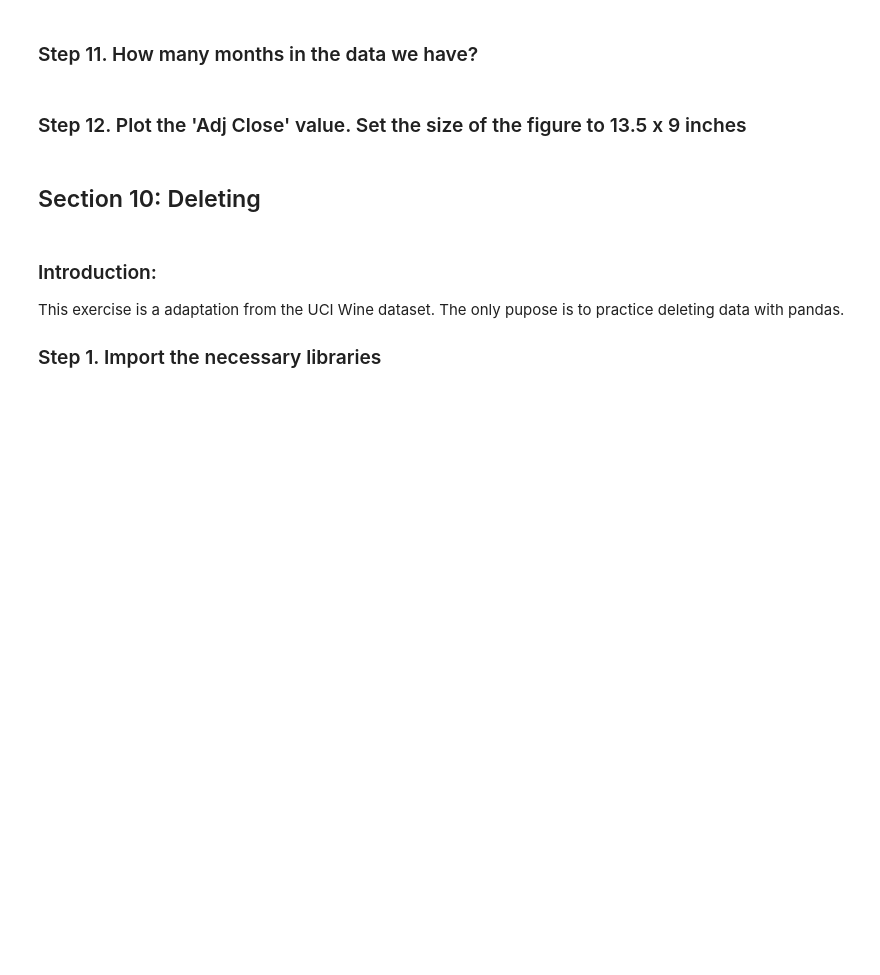
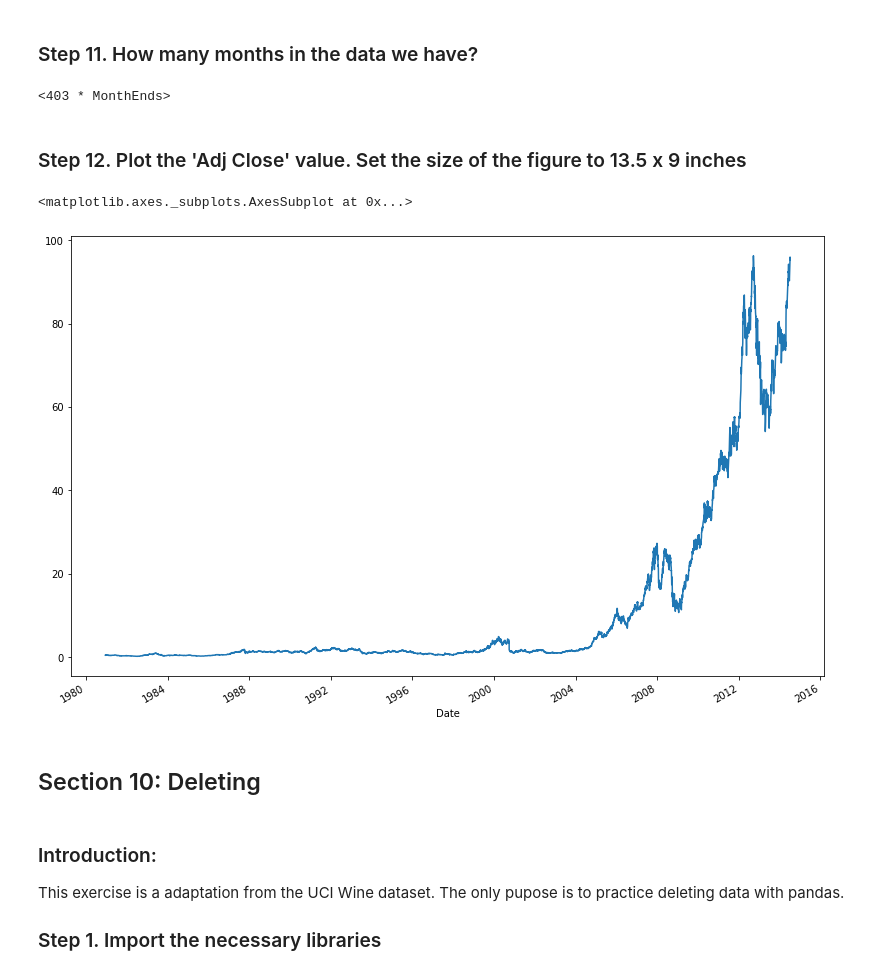
Before and after one commit to VladislavasR/GitDemoProject, a Jupyter notebook: 03_Pandas/PP3_Pandas.ipynb, the cells around one changed output. Saved outputs shown, nothing was run; the diff lists cells and outputs as text; code cells hidden in the pictures; blank space fills up the shorter version.

```diff
--- a/03_Pandas/PP3_Pandas.ipynb
+++ b/03_Pandas/PP3_Pandas.ipynb
@@ -880,4 +885,6 @@ We are going to use Apple's stock price.
 # %% [markdown]
 ### Step 3. Assign it to a variable apple
+# %%
+apple = pd.read_csv(url, sep=',')
 # %% [markdown]
 ### Step 4.  Check out the type of the columns
@@ -884,6 +908,10 @@ We are going to use Apple's stock price.
 # %% [markdown]
 ### Step 5. Transform the Date column as a datetime type
+# %%
+apple['Date'] = pd.to_datetime(apple['Date'])
 # %% [markdown]
 ### Step 6.  Set the date as the index
+# %%
+apple.set_index('Date', inplace=True)
 # %% [markdown]
 ### Step 7.  Is there any duplicate dates?
@@ -890,4 +925,6 @@ We are going to use Apple's stock price.
 # %% [markdown]
 ### Step 8.  Ops...it seems the index is from the most recent date. Make the first entry the oldest date.
+# %%
+apple.sort_index(ascending=True, inplace=True)
 # %% [markdown]
 ### Step 9. Get the last business day of each month
@@ -896,7 +941,16 @@ We are going to use Apple's stock price.
 # %% [markdown]
 ### Step 11.  How many months in the data we have?
+# %%
+apple.index[-1].to_period('M') - apple.index[0].to_period('M') # 403
+# %% [output]
+<403 * MonthEnds>
 # %% [markdown]
 ### Step 12. Plot the 'Adj Close' value. Set the size of the figure to 13.5 x 9 inches
+# %%
+apple['Adj Close'].plot(figsize=(13.5,9))
+# %% [output]
+<matplotlib.axes._subplots.AxesSubplot at 0x...>
+[figure, added]
 # %% [markdown]
 ## Section 10: Deleting
 # %% [markdown]
```
Also changed, not shown: parts of 6 cells of this notebook.
